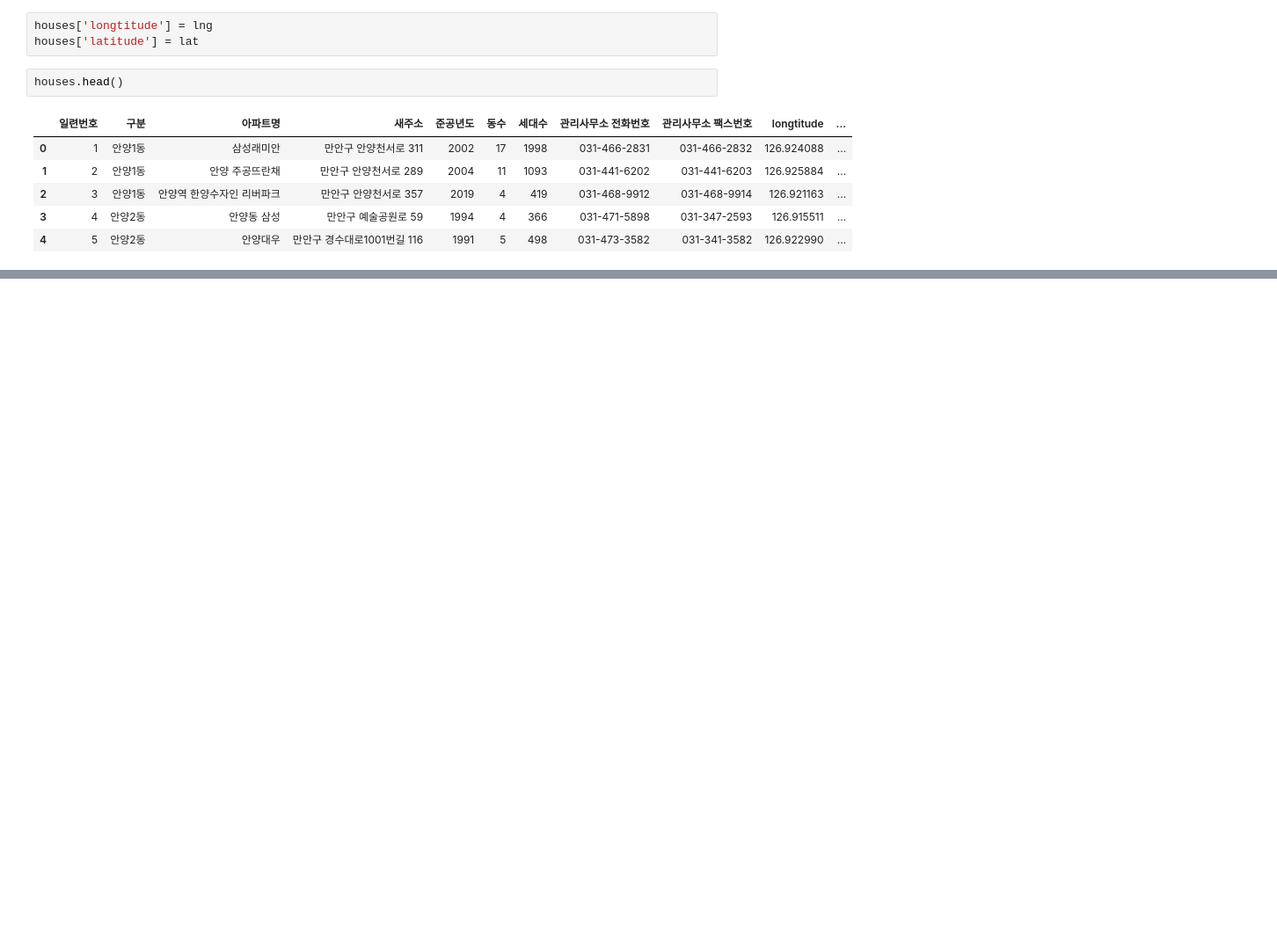
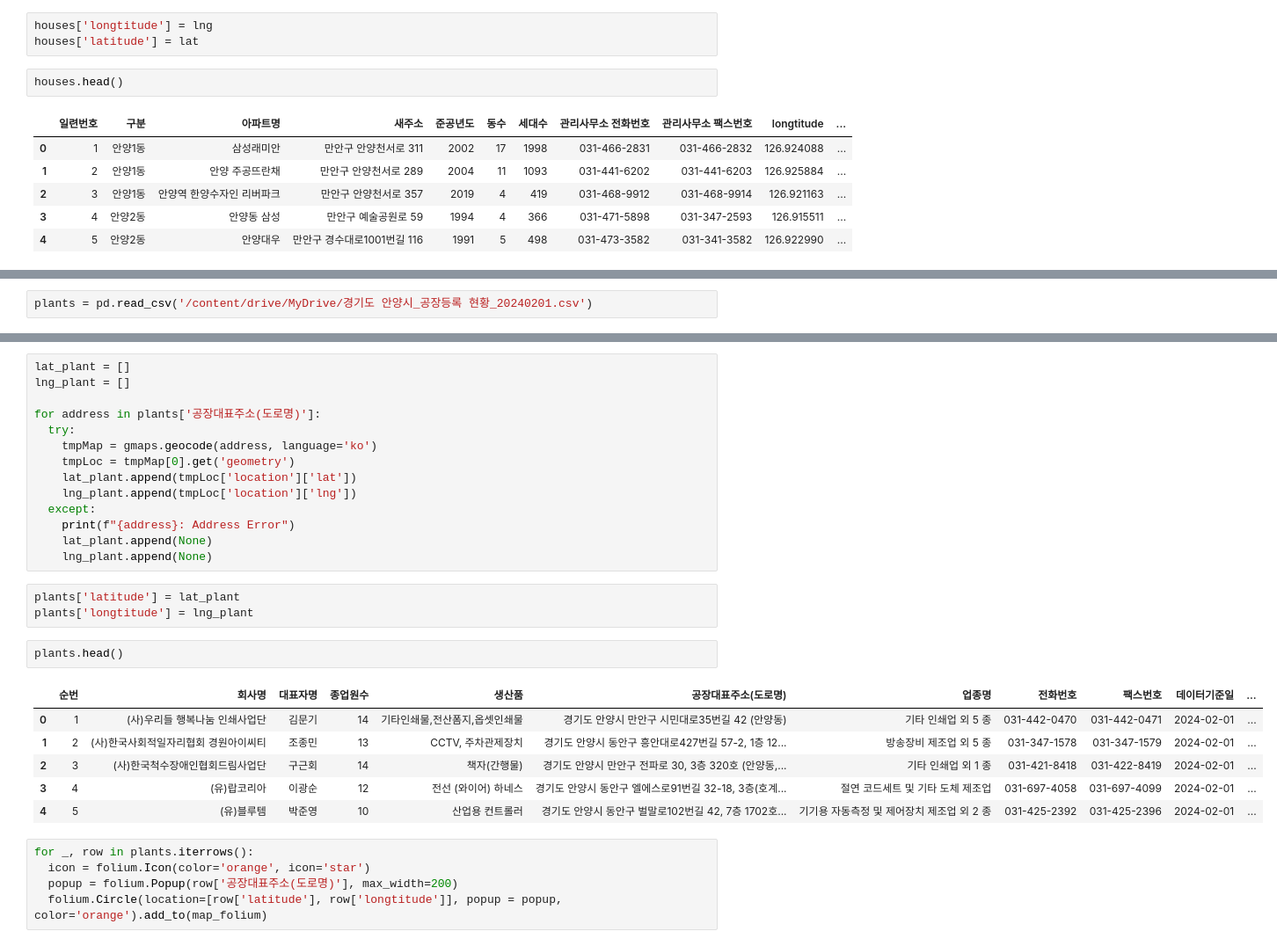
Before and after one commit to Yeyeong99/Aiffel, a Jupyter notebook: houses.ipynb, the cells around one changed output, grey strips where cells are left out. Shown at 88% size. Saved outputs shown, nothing was run; the diff lists cells and outputs as text; blank space fills up the shorter version.

```diff
--- a/houses.ipynb
+++ b/houses.ipynb
@@ -67,0 +84,2 @@ houses.head()
+# %%
+plants = pd.read_csv('/content/drive/MyDrive/경기도 안양시_공장등록 현황_20240201.csv')
@@ -67,0 +95,31 @@ houses.head()
+# %%
+lat_plant = []
+lng_plant = []
+
+for address in plants['공장대표주소(도로명)']:
+  try:
+    tmpMap = gmaps.geocode(address, language='ko')
+    tmpLoc = tmpMap[0].get('geometry')
+    lat_plant.append(tmpLoc['location']['lat'])
+    lng_plant.append(tmpLoc['location']['lng'])
+  except:
+    print(f"{address}: Address Error")
+    lat_plant.append(None)
+    lng_plant.append(None)
+# %%
+plants['latitude'] = lat_plant
+plants['longtitude'] = lng_plant
+# %%
+plants.head()
+# %% [output]
+|  | 순번 | 회사명 | 대표자명 | 종업원수 | 생산품 | 공장대표주소(도로명) | 업종명 | 전화번호 | 팩스번호 | 데이터기준일 | ... |
+| 0 | 1 | (사)우리들 행복나눔 인쇄사업단 | 김문기 | 14 | 기타인쇄물,전산폼지,옵셋인쇄물 | 경기도 안양시 만안구 시민대로35번길 42 (안양동) | 기타 인쇄업 외 5 종 | 031-442-0470 | 031-442-0471 | 2024-02-01 | ... |
+| 1 | 2 | (사)한국사회적일자리협회 경원아이씨티 | 조종민 | 13 | CCTV, 주차관제장치 | 경기도 안양시 동안구 흥안대로427번길 57-2, 1층 12... | 방송장비 제조업 외 5 종 | 031-347-1578 | 031-347-1579 | 2024-02-01 | ... |
+| 2 | 3 | (사)한국척수장애인협회드림사업단 | 구근회 | 14 | 책자(간행물) | 경기도 안양시 만안구 전파로 30, 3층 320호 (안양동,... | 기타 인쇄업 외 1 종 | 031-421-8418 | 031-422-8419 | 2024-02-01 | ... |
+| 3 | 4 | (유)랍코리아 | 이광순 | 12 | 전선 (와이어) 하네스 | 경기도 안양시 동안구 엘에스로91번길 32-18, 3층(호계... | 절연 코드세트 및 기타 도체 제조업 | 031-697-4058 | 031-697-4099 | 2024-02-01 | ... |
+| 4 | 5 | (유)블루템 | 박준영 | 10 | 산업용 컨트롤러 | 경기도 안양시 동안구 벌말로102번길 42, 7층 1702호... | 기기용 자동측정 및 제어장치 제조업 외 2 종 | 031-425-2392 | 031-425-2396 | 2024-02-01 | ... |
+# %%
+for _, row in plants.iterrows():
+  icon = folium.Icon(color='orange', icon='star')
+  popup = folium.Popup(row['공장대표주소(도로명)'], max_width=200)
+  folium.Circle(location=[row['latitude'], row['longtitude']], popup = popup, color='orange').add_to(map_folium)
```
Also changed, not shown: parts of 11 cells of this notebook.
